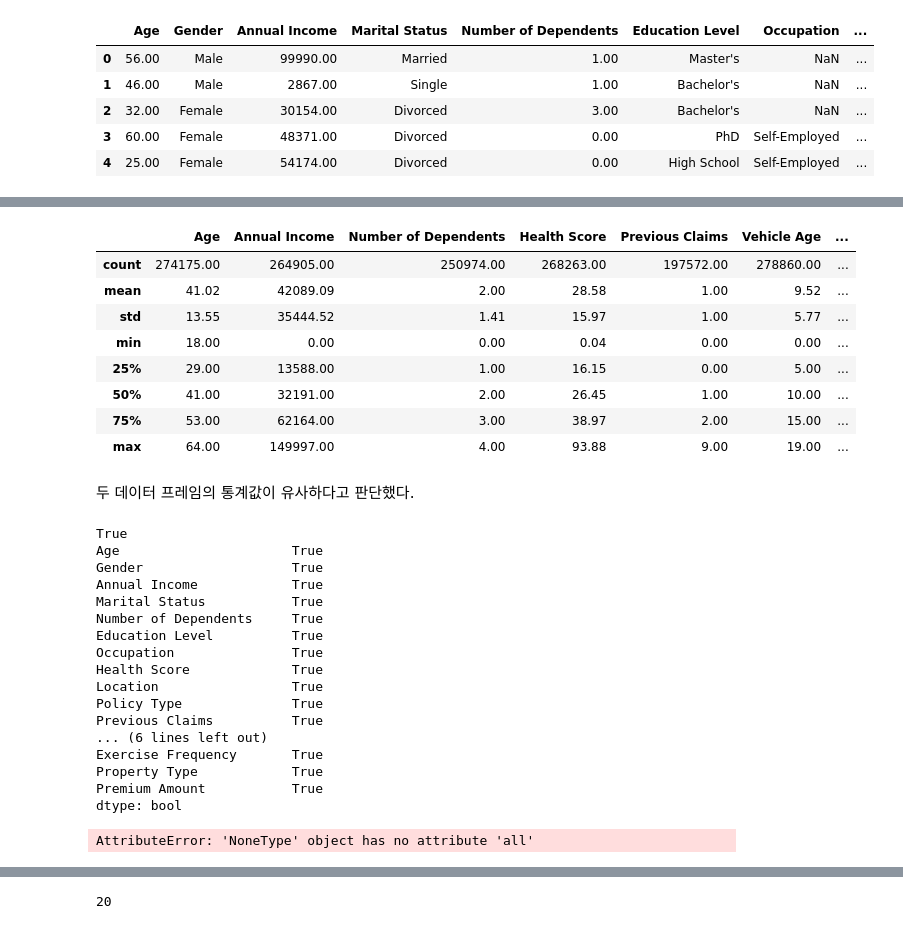
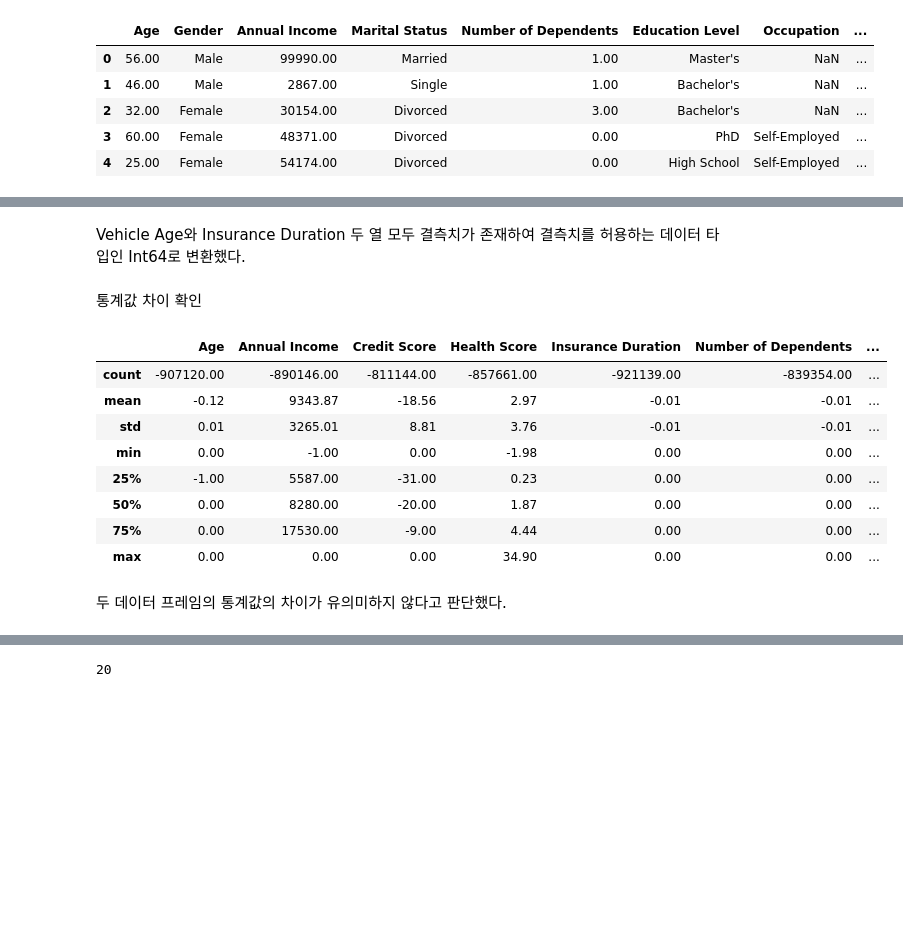
Before and after one commit to hyungijung/Project, a Jupyter notebook: Regression with an Insurance Dataset.ipynb, the cells around one changed output, grey strips where cells are left out. Drawn from its saved outputs; the diff is of its cells as text; code cells hidden in the pictures; blank space fills up the shorter version.

```diff
--- a/Regression with an Insurance Dataset.ipynb
+++ b/Regression with an Insurance Dataset.ipynb
@@ -37,0 +40,3 @@ frame_origin.head()
+# %%
+frame_comp = frame_comp[sorted(frame_comp.columns)]
+frame_origin = frame_origin[sorted(frame_origin.columns)]
@@ -91,0 +156,15 @@ frame_comp.describe()
+# %%
+frame_comp['Insurance Duration'] = frame_comp['Insurance Duration'].astype('Int64')
+frame_origin['Insurance Duration'] = frame_origin['Insurance Duration'].astype('Int64')
+
+frame_comp['Vehicle Age'] = frame_comp['Vehicle Age'].astype('Int64')
+frame_origin['Vehicle Age'] = frame_origin['Vehicle Age'].astype('Int64')
+
+print("Insurance Duration")
+print("frame_comp['Insurance Duration'] : " + str(frame_comp["Insurance Duration"].dtypes))
+print("frame_origin['Insurance Duration'] : " + str(frame_origin["Insurance Duration"].dtypes) + "\n")
+
+print("Vehicle Age")
+print("frame_comp['Vehicle Age'] : " + str(frame_comp["Vehicle Age"].dtypes))
+print("frame_origin['Vehicle Age'] : " + str(frame_origin["Vehicle Age"].dtypes))
+print(frame_comp[frame_comp.columns].dtypes == frame_origin[frame_origin.columns].dtypes)
@@ -92,14 +189,19 @@ frame_comp.describe()
+# %% [markdown]
+Vehicle Age와 Insurance Duration 두 열 모두 결측치가 존재하여 결측치를 허용하는 데이터 타입인 Int64로 변환했다.
+# %% [markdown]
+통계값 차이 확인
 # %%
-frame_origin.describe()
+diff = frame_origin.describe() - frame_comp.describe()
+diff
 # %% [output]
-|  | Age | Annual Income | Number of Dependents | Health Score | Previous Claims | Vehicle Age | ... |
-| count | 274175.00 | 264905.00 | 250974.00 | 268263.00 | 197572.00 | 278860.00 | ... |
-| mean | 41.02 | 42089.09 | 2.00 | 28.58 | 1.00 | 9.52 | ... |
-| std | 13.55 | 35444.52 | 1.41 | 15.97 | 1.00 | 5.77 | ... |
-| min | 18.00 | 0.00 | 0.00 | 0.04 | 0.00 | 0.00 | ... |
-| 25% | 29.00 | 13588.00 | 1.00 | 16.15 | 0.00 | 5.00 | ... |
-| 50% | 41.00 | 32191.00 | 2.00 | 26.45 | 1.00 | 10.00 | ... |
-| 75% | 53.00 | 62164.00 | 3.00 | 38.97 | 2.00 | 15.00 | ... |
-| max | 64.00 | 149997.00 | 4.00 | 93.88 | 9.00 | 19.00 | ... |
+|  | Age | Annual Income | Credit Score | Health Score | Insurance Duration | Number of Dependents | ... |
+| count | -907120.00 | -890146.00 | -811144.00 | -857661.00 | -921139.00 | -839354.00 | ... |
+| mean | -0.12 | 9343.87 | -18.56 | 2.97 | -0.01 | -0.01 | ... |
+| std | 0.01 | 3265.01 | 8.81 | 3.76 | -0.01 | -0.01 | ... |
+| min | 0.00 | -1.00 | 0.00 | -1.98 | 0.00 | 0.00 | ... |
+| 25% | -1.00 | 5587.00 | -31.00 | 0.23 | 0.00 | 0.00 | ... |
+| 50% | 0.00 | 8280.00 | -20.00 | 1.87 | 0.00 | 0.00 | ... |
+| 75% | 0.00 | 17530.00 | -9.00 | 4.44 | 0.00 | 0.00 | ... |
+| max | 0.00 | 0.00 | 0.00 | 34.90 | 0.00 | 0.00 | ... |
 # %% [markdown]
-두 데이터 프레임의 통계값이 유사하다고 판단했다.
+두 데이터 프레임의 통계값의 차이가 유의미하지 않다고 판단했다.
@@ -108,24 +207,0 @@ frame_comp.drop(columns="id", inplace=True)
-# %%
-print(set(frame_comp.columns) == set(frame_origin.columns))
-
-common_columns = frame_comp.columns.intersection(frame_origin.columns)
-print(frame_comp[common_columns].dtypes == frame_origin[common_columns].dtypes).all()
-# %% [output]
-True
-Age                      True
-Gender                   True
-Annual Income            True
-Marital Status           True
-Number of Dependents     True
-Education Level          True
-Occupation               True
-Health Score             True
-Location                 True
-Policy Type              True
-Previous Claims          True
-... (6 lines left out)
-Exercise Frequency       True
-Property Type            True
-Premium Amount           True
-dtype: bool
-AttributeError: 'NoneType' object has no attribute 'all'
```
Also changed, not shown: parts of 39 cells of this notebook.
